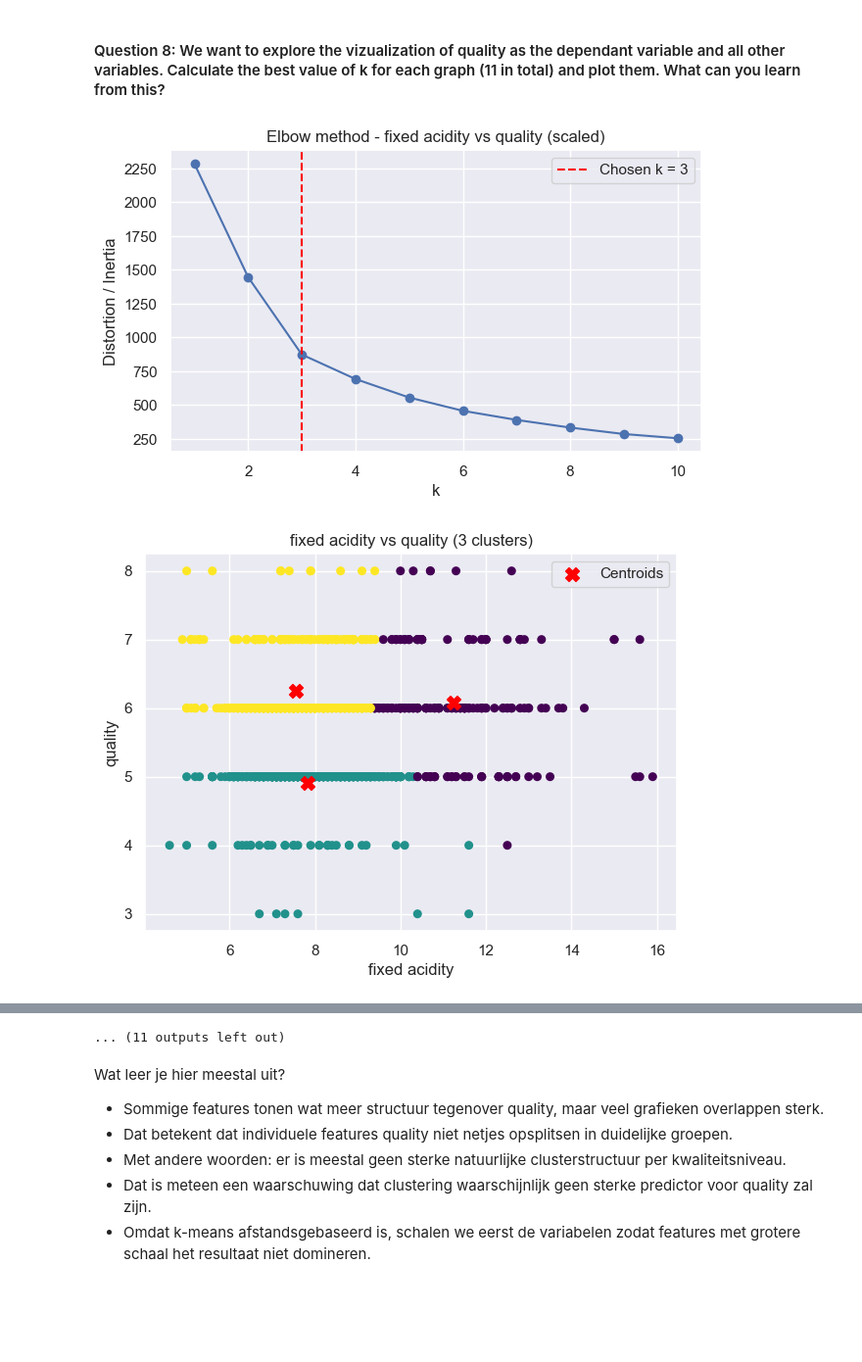
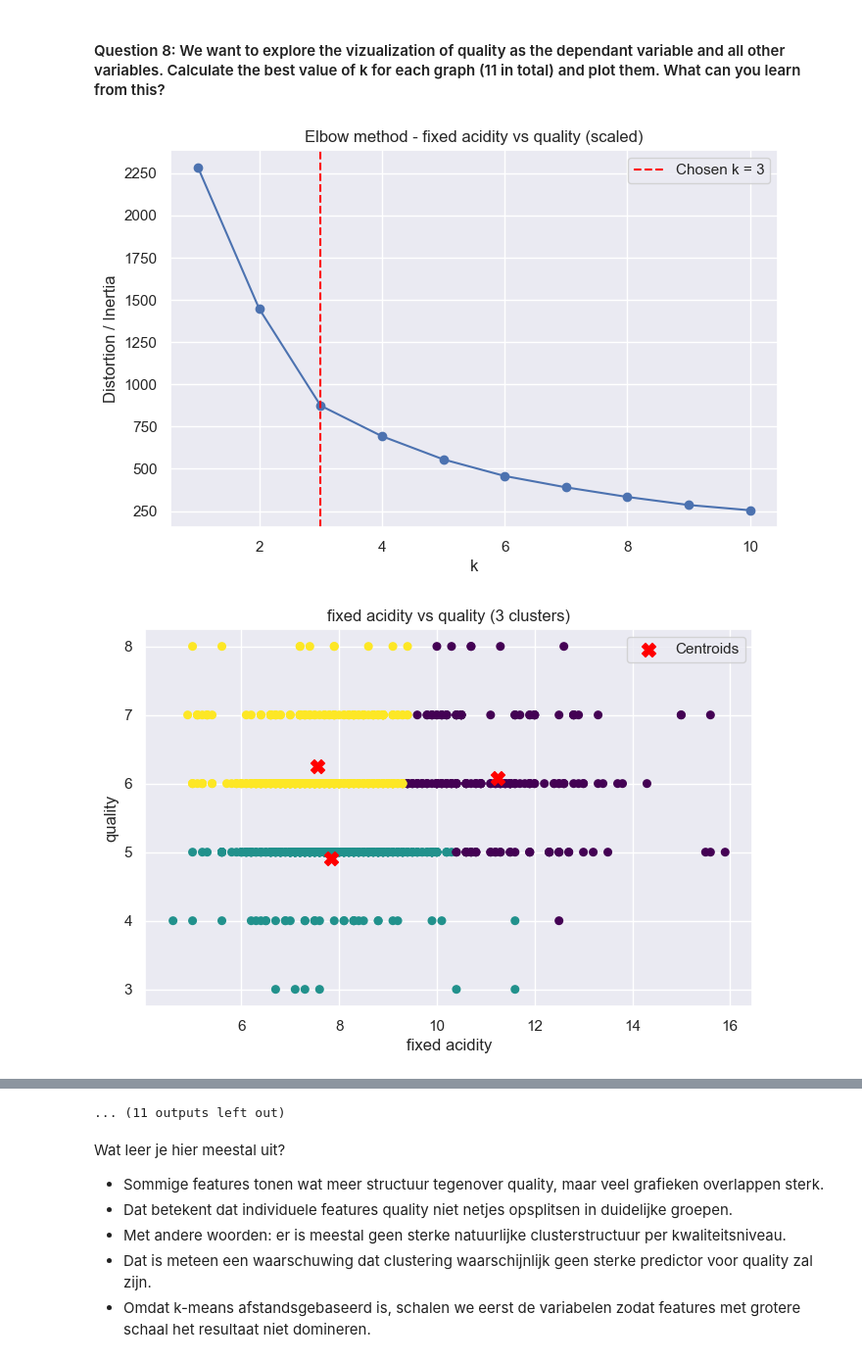
Before and after one commit to ChaybonV/Data-Science-Fundamentals, a Jupyter notebook: 07/DSF 07 - kMeans Exercise.ipynb, the cells around one changed output, grey strips where cells are left out. Shown at 98% size. Cells and saved outputs as stored; diff of their text form; code cells hidden in the pictures; blank space fills up the shorter version.

```diff
--- a/07/DSF 07 - kMeans Exercise.ipynb
+++ b/07/DSF 07 - kMeans Exercise.ipynb
@@ -228,12 +228,7 @@ Conclusie: de heatmap blijft nuttig als verkenning, maar voor deze dataset zijn
 #### Question 6: See section 7.4
 #### Question 7: Revisit the old wine dataset. Copy it to your current folder and import it. Drop the Id column just like we did in the notebook on decision trees.
 # %%
-wine_path = 'Wine.csv'
-
-if not os.path.exists(wine_path):
-    raise FileNotFoundError("Wine.csv not found.")
-
-wine = pd.read_csv(wine_path)
+wine = pd.read_csv('Wine.csv')
 
 if 'Id' in wine.columns:
     wine = wine.drop('Id', axis=1)
@@ -267,34 +262,34 @@ for feature in feature_columns:
         model.fit(X_feature_scaled)
         distortions.append(model.inertia_)
 
     chosen_k = find_elbow_k(distortions, k_values)
     best_k_wine[feature] = chosen_k
 
-    plt.figure(figsize=(7, 4))
+    plt.figure(figsize=(8, 5))
     plt.plot(k_values, distortions, marker='o')
     plt.axvline(chosen_k, color='red', linestyle='--', label=f'Chosen k = {chosen_k}')
     plt.xlabel('k')
     plt.ylabel('Distortion / Inertia')
     plt.title(f'Elbow method - {feature} vs {target_col} (scaled)')
     plt.legend()
     plt.show()
 
     kmeans_feature = KMeans(n_clusters=chosen_k, random_state=42, n_init=10)
     labels_feature = kmeans_feature.fit_predict(X_feature_scaled)
     centroids_feature_scaled = kmeans_feature.cluster_centers_
     centroids_feature = scaler_feature.inverse_transform(centroids_feature_scaled)
 
-    plt.figure(figsize=(7, 5))
+    plt.figure(figsize=(8, 5))
     plt.scatter(X_feature[:, 0], X_feature[:, 1], c=labels_feature, s=30, cmap='viridis')
     plt.scatter(centroids_feature[:, 0], centroids_feature[:, 1], c='red', s=100, marker='X', label='Centroids')
     plt.xlabel(feature)
     plt.ylabel(target_col)
     plt.title(f'{feature} vs {target_col} ({chosen_k} clusters)')
     plt.legend()
     plt.show()
 
 print('Chosen k per feature:')
 print(best_k_wine)
 # %% [output]
-[figure, old version]
+[figure, new version]
-[figure, old version]
+[figure, new version]
```
Also changed, not shown: parts of 2 cells of this notebook.
